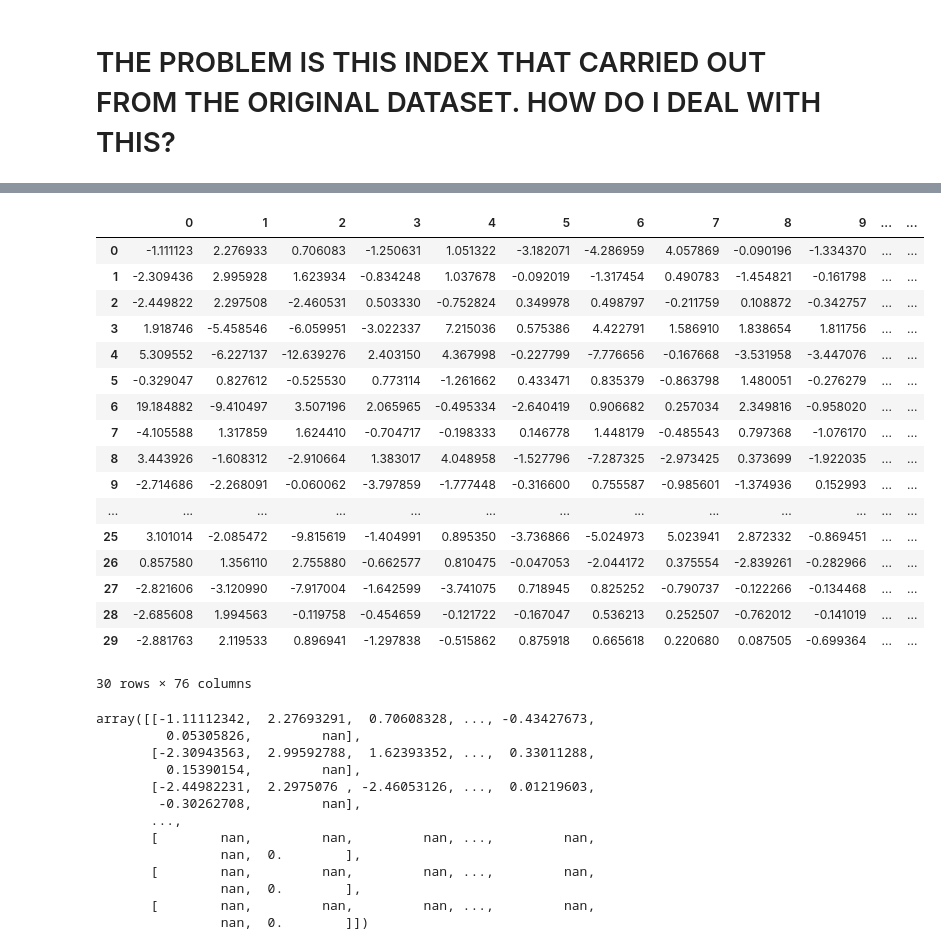
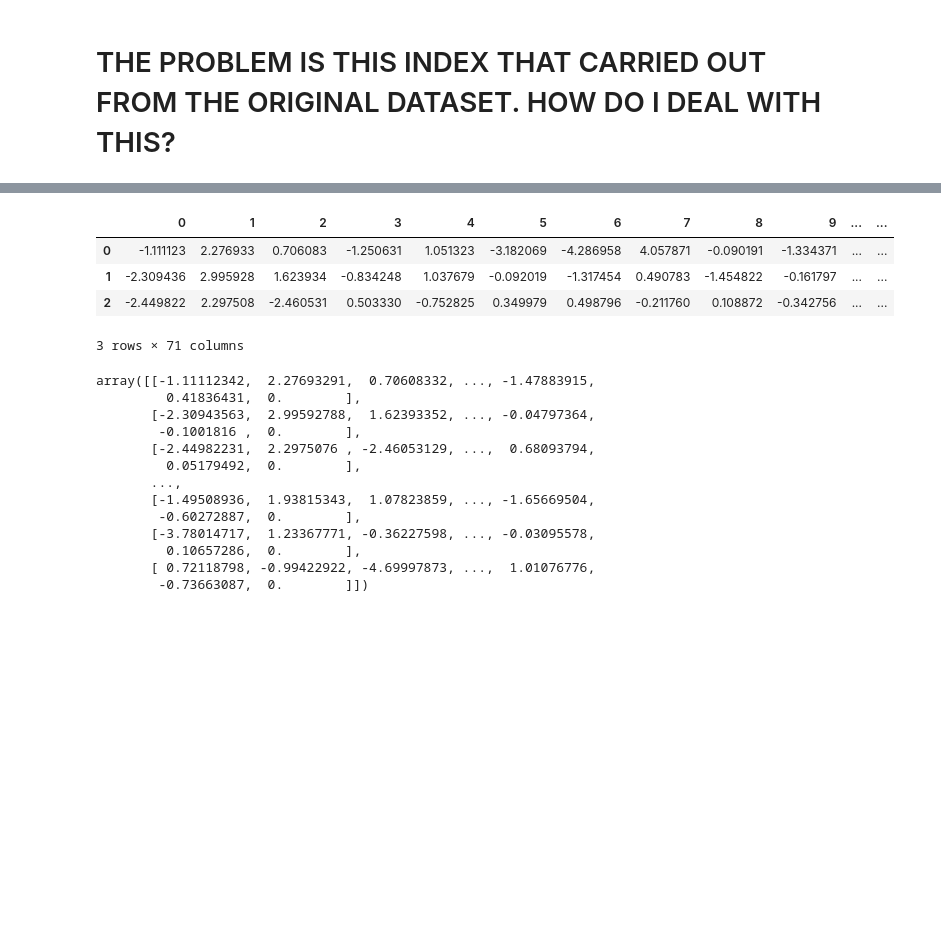
Before and after one commit to izazaka/Data, a Jupyter notebook: CA1_TEST1.ipynb, the cells around one changed output, grey strips where cells are left out. Drawn from its saved outputs; the diff is of its cells as text; code cells hidden in the pictures; blank space fills up the shorter version.

```diff
--- a/CA1_TEST1.ipynb
+++ b/CA1_TEST1.ipynb
@@ -138,3 +128,5 @@ ca1_class.head(3)
 | 16 | 0 |
 | 179 | 0 |
 | 225 | 0 |
+# %%
+ca1_class.reset_index(inplace = True)
@@ -140,0 +140,2 @@ ca1_class.head(3)
+# %%
+ca1_class.drop(["index"], axis = 1, inplace = True)
@@ -195,3 +208,7 @@ y.head(30)
 sc = StandardScaler()
 
 X_scaled = sc.fit_transform(X)
+# %%
+pca = PCA()
+
+pca.fit(X_scaled)
@@ -198,5 +226,5 @@ X_scaled = sc.fit_transform(X)
 # %%
-pca = PCA(n_components = 75)
+pca = PCA(n_components = 70)
 
 ca1_pca = pca.fit_transform(X_scaled)
 # %%
@@ -245,42 +240,29 @@ memory usage: 346.4 KB
 # %%
-ca1_concat = pd.concat([ca1_pca, y[["class"]]], axis = 1)
+ca1_concat = pd.concat([ca1_pca, ca1_class], axis = 1)
 
-ca1_concat.head(30)
+ca1_concat.head(3)
 # %% [output]
 |  | 0 | 1 | 2 | 3 | 4 | 5 | 6 | 7 | 8 | 9 | ... | ... |
-| 0 | -1.111123 | 2.276933 | 0.706083 | -1.250631 | 1.051322 | -3.182071 | -4.286959 | 4.057869 | -0.090196 | -1.334370 | ... | ... |
-| 1 | -2.309436 | 2.995928 | 1.623934 | -0.834248 | 1.037678 | -0.092019 | -1.317454 | 0.490783 | -1.454821 | -0.161798 | ... | ... |
-| 2 | -2.449822 | 2.297508 | -2.460531 | 0.503330 | -0.752824 | 0.349978 | 0.498797 | -0.211759 | 0.108872 | -0.342757 | ... | ... |
-| 3 | 1.918746 | -5.458546 | -6.059951 | -3.022337 | 7.215036 | 0.575386 | 4.422791 | 1.586910 | 1.838654 | 1.811756 | ... | ... |
-| 4 | 5.309552 | -6.227137 | -12.639276 | 2.403150 | 4.367998 | -0.227799 | -7.776656 | -0.167668 | -3.531958 | -3.447076 | ... | ... |
-| 5 | -0.329047 | 0.827612 | -0.525530 | 0.773114 | -1.261662 | 0.433471 | 0.835379 | -0.863798 | 1.480051 | -0.276279 | ... | ... |
-| 6 | 19.184882 | -9.410497 | 3.507196 | 2.065965 | -0.495334 | -2.640419 | 0.906682 | 0.257034 | 2.349816 | -0.958020 | ... | ... |
-| 7 | -4.105588 | 1.317859 | 1.624410 | -0.704717 | -0.198333 | 0.146778 | 1.448179 | -0.485543 | 0.797368 | -1.076170 | ... | ... |
-| 8 | 3.443926 | -1.608312 | -2.910664 | 1.383017 | 4.048958 | -1.527796 | -7.287325 | -2.973425 | 0.373699 | -1.922035 | ... | ... |
-| 9 | -2.714686 | -2.268091 | -0.060062 | -3.797859 | -1.777448 | -0.316600 | 0.755587 | -0.985601 | -1.374936 | 0.152993 | ... | ... |
-| ... | ... | ... | ... | ... | ... | ... | ... | ... | ... | ... | ... | ... |
-| 25 | 3.101014 | -2.085472 | -9.815619 | -1.404991 | 0.895350 | -3.736866 | -5.024973 | 5.023941 | 2.872332 | -0.869451 | ... | ... |
-| 26 | 0.857580 | 1.356110 | 2.755880 | -0.662577 | 0.810475 | -0.047053 | -2.044172 | 0.375554 | -2.839261 | -0.282966 | ... | ... |
-| 27 | -2.821606 | -3.120990 | -7.917004 | -1.642599 | -3.741075 | 0.718945 | 0.825252 | -0.790737 | -0.122266 | -0.134468 | ... | ... |
-| 28 | -2.685608 | 1.994563 | -0.119758 | -0.454659 | -0.121722 | -0.167047 | 0.536213 | 0.252507 | -0.762012 | -0.141019 | ... | ... |
-| 29 | -2.881763 | 2.119533 | 0.896941 | -1.297838 | -0.515862 | 0.875918 | 0.665618 | 0.220680 | 0.087505 | -0.699364 | ... | ... |
+| 0 | -1.111123 | 2.276933 | 0.706083 | -1.250631 | 1.051323 | -3.182069 | -4.286958 | 4.057871 | -0.090191 | -1.334371 | ... | ... |
+| 1 | -2.309436 | 2.995928 | 1.623934 | -0.834248 | 1.037679 | -0.092019 | -1.317454 | 0.490783 | -1.454822 | -0.161797 | ... | ... |
+| 2 | -2.449822 | 2.297508 | -2.460531 | 0.503330 | -0.752825 | 0.349979 | 0.498796 | -0.211760 | 0.108872 | -0.342756 | ... | ... |
-30 rows × 76 columns
+3 rows × 71 columns
 # %%
 ca1_array = ca1_concat.values
 # %%
 ca1_array
 # %% [output]
-array([[-1.11112342,  2.27693291,  0.70608328, ..., -0.43427673,
-         0.05305826,         nan],
-       [-2.30943563,  2.99592788,  1.62393352, ...,  0.33011288,
-         0.15390154,         nan],
-       [-2.44982231,  2.2975076 , -2.46053126, ...,  0.01219603,
-        -0.30262708,         nan],
+array([[-1.11112342,  2.27693291,  0.70608332, ..., -1.47883915,
+         0.41836431,  0.        ],
+       [-2.30943563,  2.99592788,  1.62393352, ..., -0.04797364,
+        -0.1001816 ,  0.        ],
+       [-2.44982231,  2.2975076 , -2.46053129, ...,  0.68093794,
+         0.05179492,  0.        ],
        ...,
-       [        nan,         nan,         nan, ...,         nan,
-                nan,  0.        ],
-       [        nan,         nan,         nan, ...,         nan,
-                nan,  0.        ],
-       [        nan,         nan,         nan, ...,         nan,
-                nan,  0.        ]])
+       [-1.49508936,  1.93815343,  1.07823859, ..., -1.65669504,
+        -0.60272887,  0.        ],
+       [-3.78014717,  1.23367771, -0.36227598, ..., -0.03095578,
+         0.10657286,  0.        ],
+       [ 0.72118798, -0.99422922, -4.69997873, ...,  1.01076776,
+        -0.73663087,  0.        ]])
 # %%
```
Also changed, not shown: parts of 32 cells of this notebook, 2 other files.
